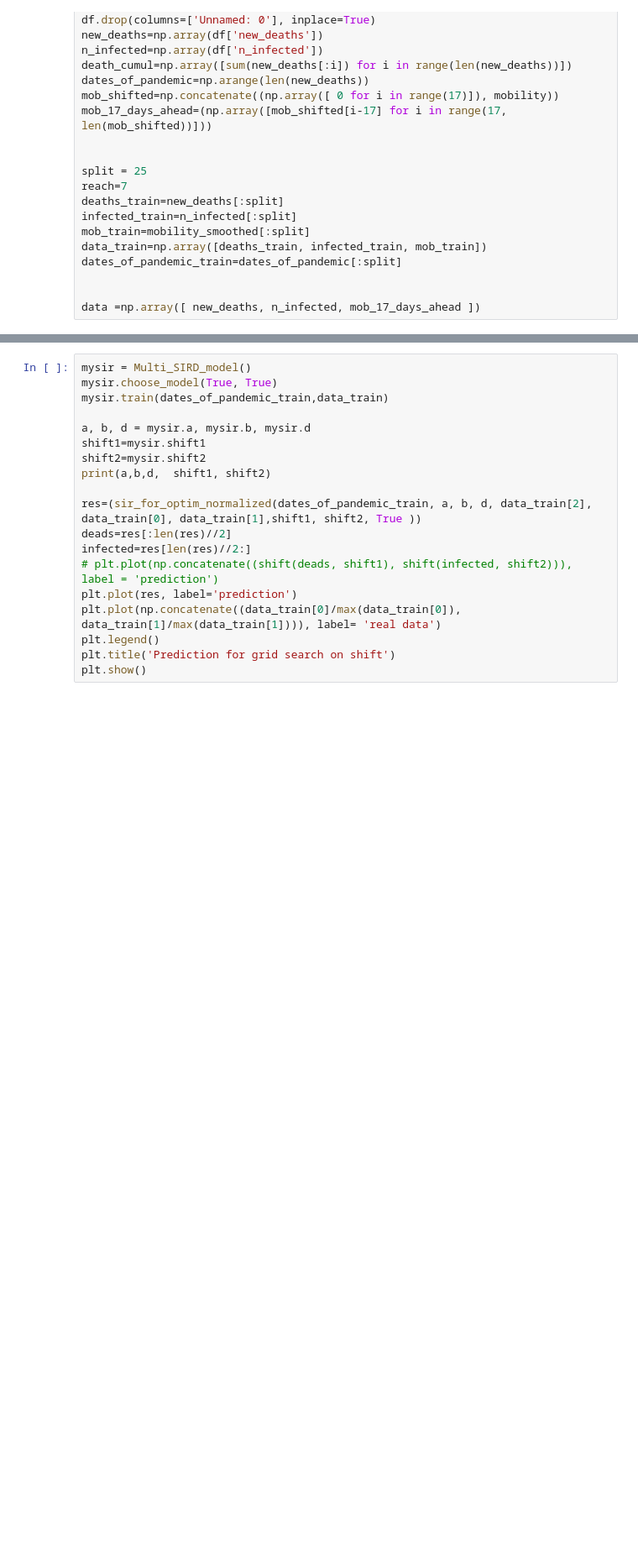
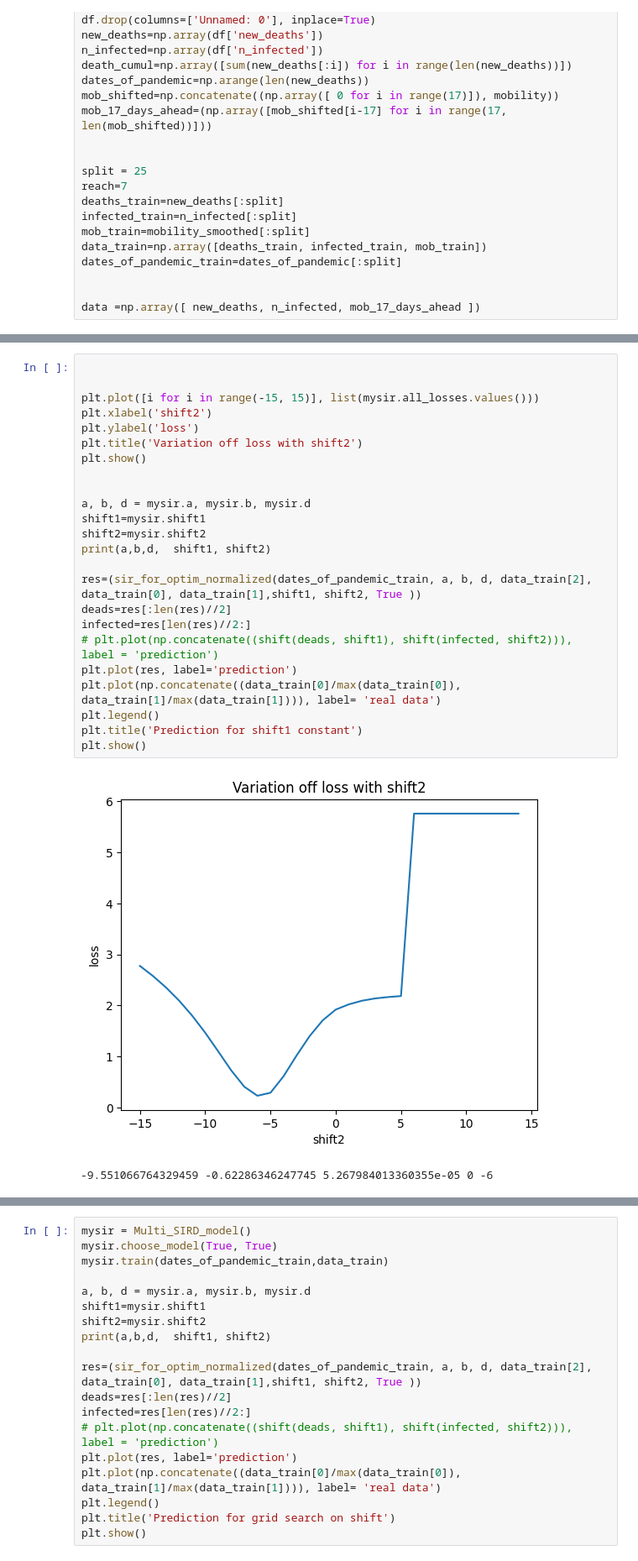
Before and after one commit to gregoirebechade/covid_internship, a Jupyter notebook: 04_exploring.ipynb, the cells around one changed output, grey strips where cells are left out. Shown at 84% size. Drawn from its saved outputs; the diff is of its cells as text; blank space fills up the shorter version.

Commit message:
study of the real use of shift2

```diff
--- a/04_exploring.ipynb
+++ b/04_exploring.ipynb
@@ -90,0 +93,27 @@ and the local result is.....  0.9160708964488392
+# %%
+
+
+plt.plot([i for i in range(-15, 15)], list(mysir.all_losses.values()))
+plt.xlabel('shift2')
+plt.ylabel('loss')
+plt.title('Variation off loss with shift2')
+plt.show()
+
+
+a, b, d = mysir.a, mysir.b, mysir.d
+shift1=mysir.shift1
+shift2=mysir.shift2
+print(a,b,d,  shift1, shift2)
+
+res=(sir_for_optim_normalized(dates_of_pandemic_train, a, b, d, data_train[2], data_train[0], data_train[1],shift1, shift2, True ))
+deads=res[:len(res)//2]
+infected=res[len(res)//2:]
+# plt.plot(np.concatenate((shift(deads, shift1), shift(infected, shift2))), label = 'prediction')
+plt.plot(res, label='prediction')
+plt.plot(np.concatenate((data_train[0]/max(data_train[0]), data_train[1]/max(data_train[1]))), label= 'real data')
+plt.legend()
+plt.title('Prediction for shift1 constant')
+plt.show()
+# %% [output]
+[figure, added]
+-9.551066764329459 -0.62286346247745 5.267984013360355e-05 0 -6
```
Also changed, not shown: parts of 10 cells of this notebook, 1 other file.
